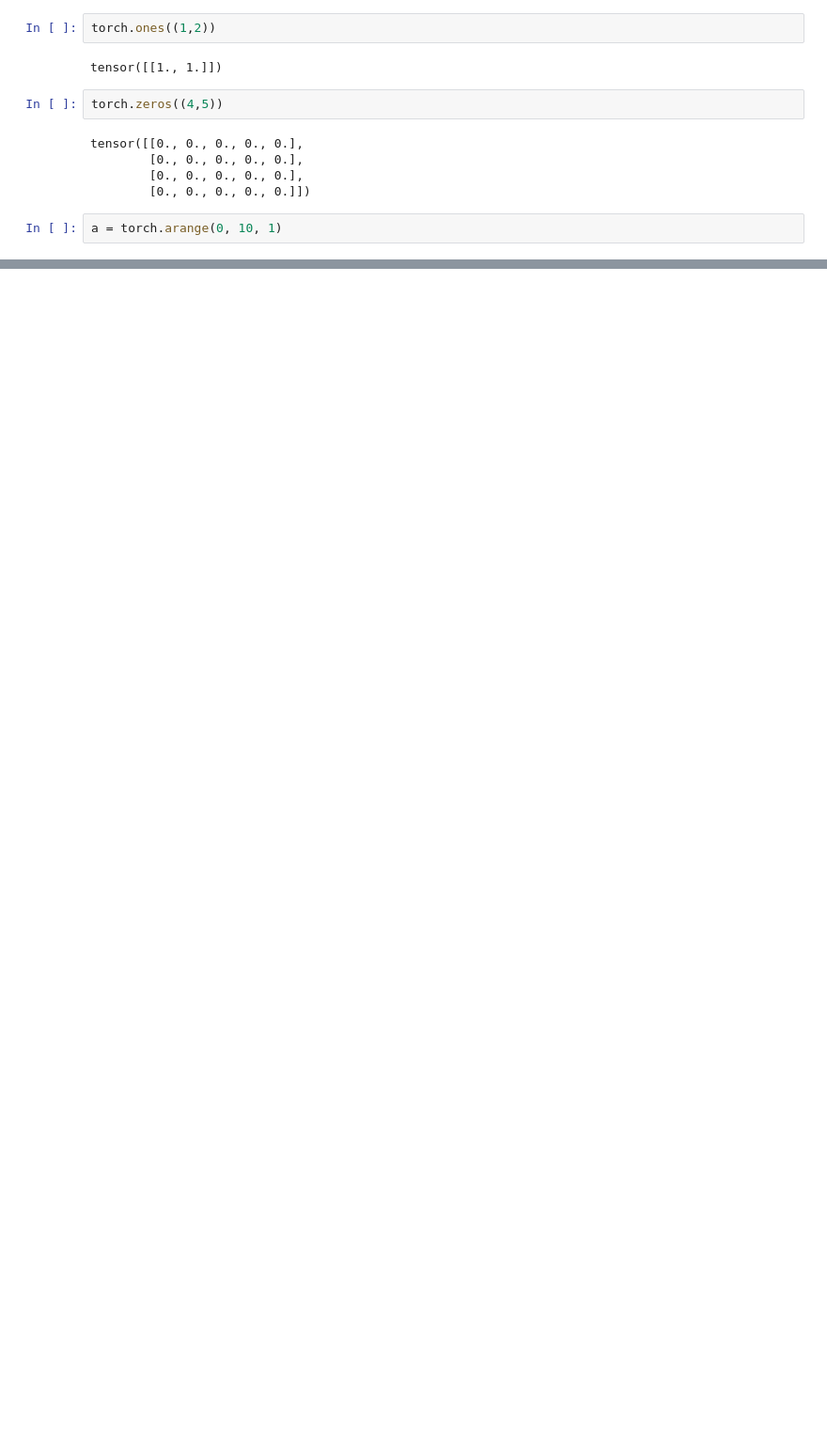
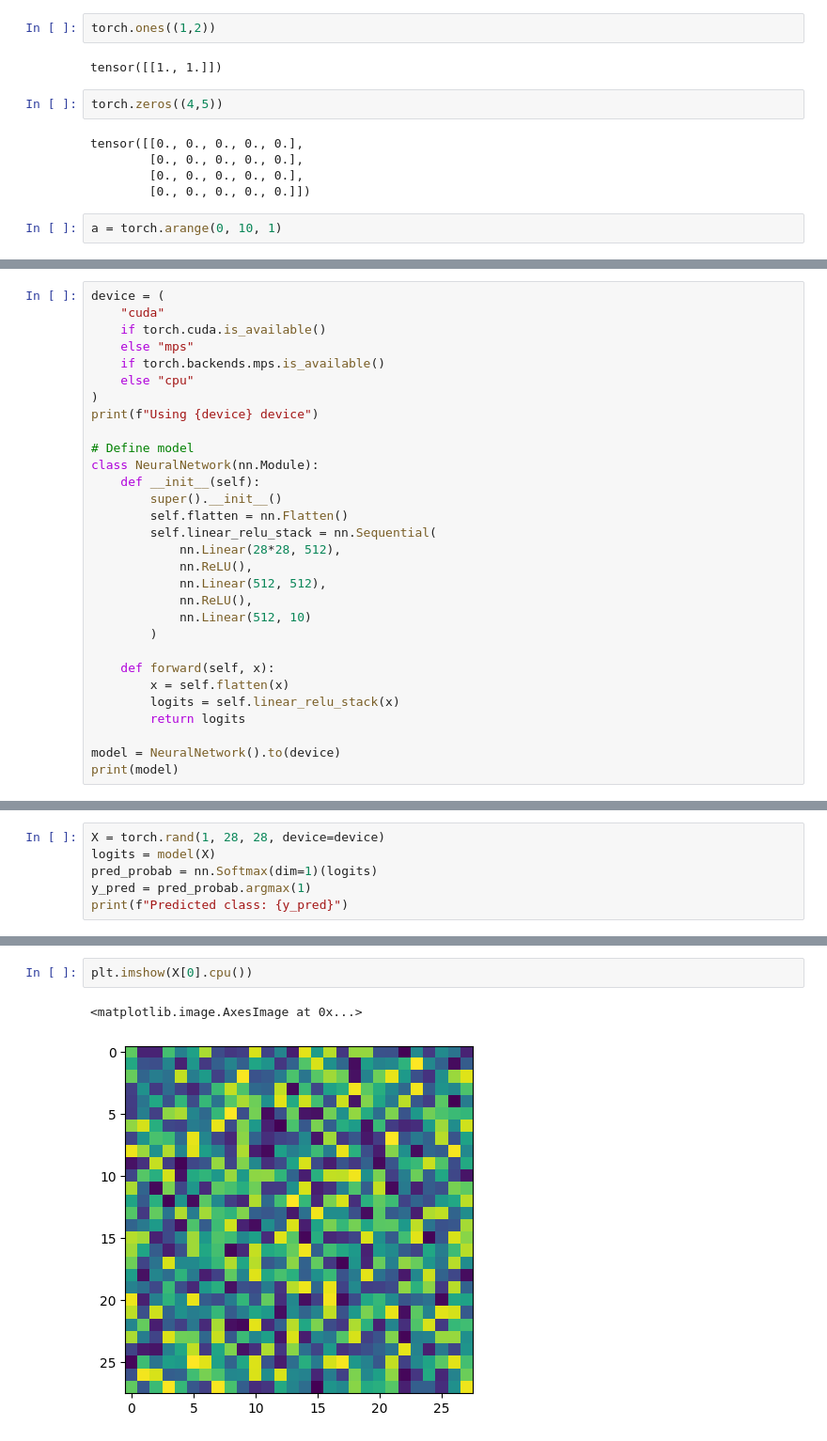
Before and after one commit to HomayoonAlimohammadi/pytorch-tutorial, a Jupyter notebook: 1-fundamentals.ipynb, the cells around one changed output, grey strips where cells are left out. Shown at 94% size. Drawn from its saved outputs; the diff is of its cells as text; blank space fills up the shorter version.

```diff
--- a/1-fundamentals.ipynb
+++ b/1-fundamentals.ipynb
@@ -85,0 +295,30 @@ device(type='cpu')
+# %%
+device = (
+    "cuda"
+    if torch.cuda.is_available()
+    else "mps"
+    if torch.backends.mps.is_available()
+    else "cpu"
+)
+print(f"Using {device} device")
+
+# Define model
+class NeuralNetwork(nn.Module):
+    def __init__(self):
+        super().__init__()
+        self.flatten = nn.Flatten()
+        self.linear_relu_stack = nn.Sequential(
+            nn.Linear(28*28, 512),
+            nn.ReLU(),
+            nn.Linear(512, 512),
+            nn.ReLU(),
+            nn.Linear(512, 10)
+        )
+
+    def forward(self, x):
+        x = self.flatten(x)
+        logits = self.linear_relu_stack(x)
+        return logits
+
+model = NeuralNetwork().to(device)
+print(model)
@@ -85,0 +337,6 @@ device(type='cpu')
+# %%
+X = torch.rand(1, 28, 28, device=device)
+logits = model(X)
+pred_probab = nn.Softmax(dim=1)(logits)
+y_pred = pred_probab.argmax(1)
+print(f"Predicted class: {y_pred}")
@@ -85,0 +347,5 @@ device(type='cpu')
+# %%
+plt.imshow(X[0].cpu())
+# %% [output]
+<matplotlib.image.AxesImage at 0x...>
+[figure, added]
```
Also changed, not shown: parts of 44 cells of this notebook, 1 other file.
